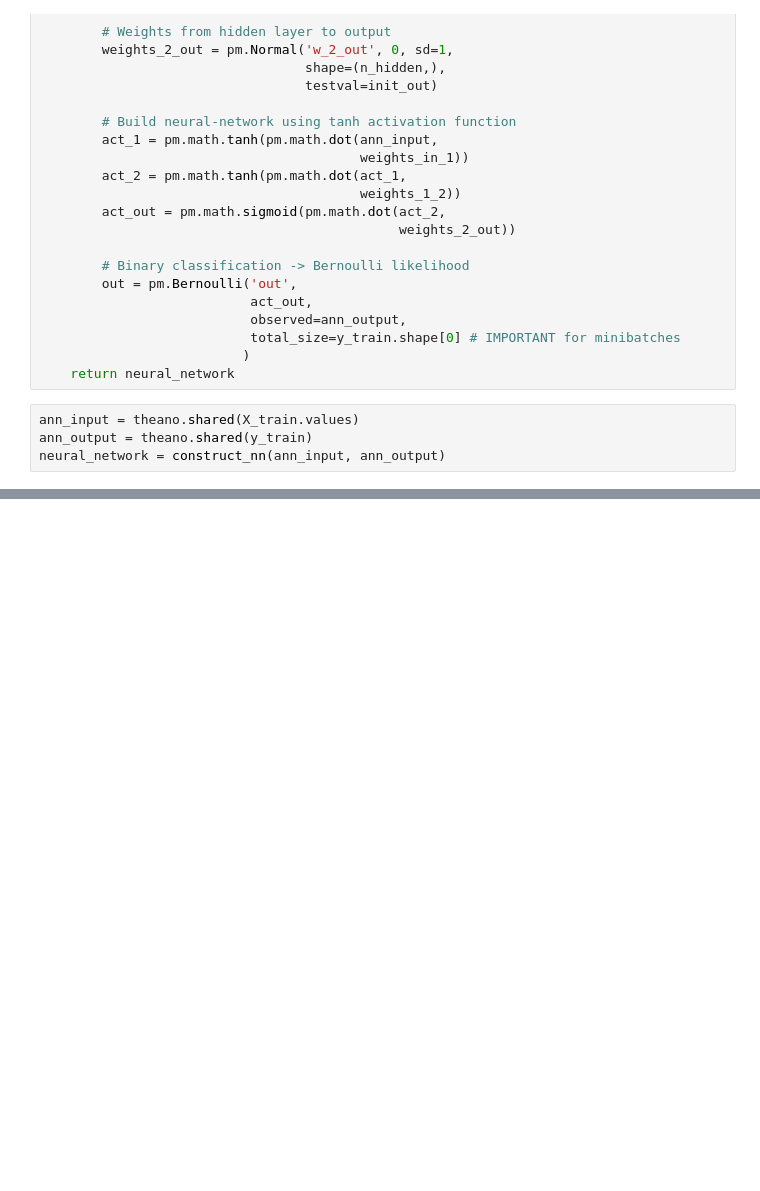
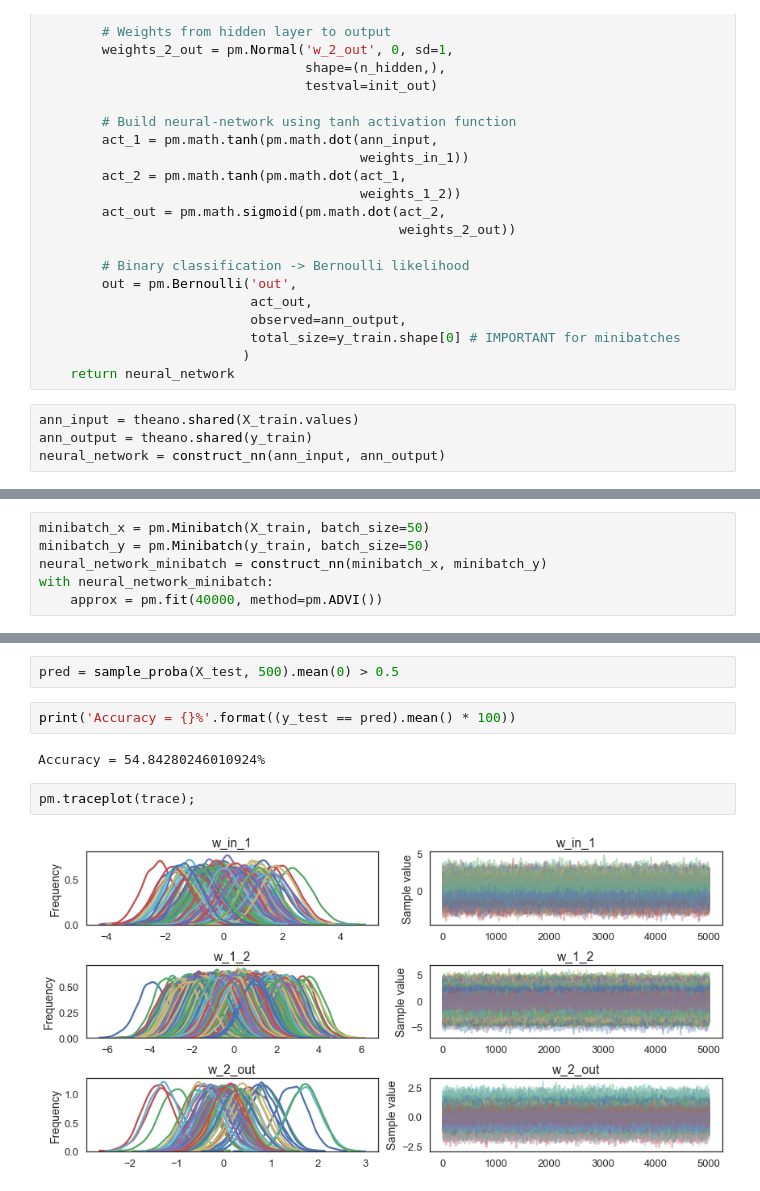
Before and after one commit to bglick13/Bayesian-Stock-Models, a Jupyter notebook: Bayesian Neural Net.ipynb, the cells around one changed output, grey strips where cells are left out. Saved outputs shown, nothing was run; the diff lists cells and outputs as text; blank space fills up the shorter version.

```diff
--- a/Bayesian Neural Net.ipynb
+++ b/Bayesian Neural Net.ipynb
@@ -84,0 +165,6 @@ with neural_network:
+# %%
+minibatch_x = pm.Minibatch(X_train, batch_size=50)
+minibatch_y = pm.Minibatch(y_train, batch_size=50)
+neural_network_minibatch = construct_nn(minibatch_x, minibatch_y)
+with neural_network_minibatch:
+    approx = pm.fit(40000, method=pm.ADVI())
@@ -84,0 +173,10 @@ with neural_network:
+# %%
+pred = sample_proba(X_test, 500).mean(0) > 0.5
+# %%
+print('Accuracy = {}%'.format((y_test == pred).mean() * 100))
+# %% [output]
+Accuracy = 54.84280246010924%
+# %%
+pm.traceplot(trace);
+# %% [output]
+[figure, added]
```
Also changed, not shown: parts of 12 cells of this notebook.
